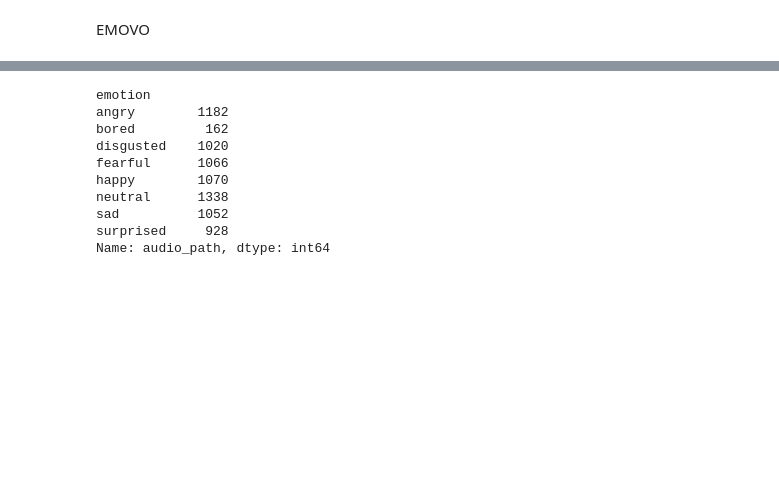
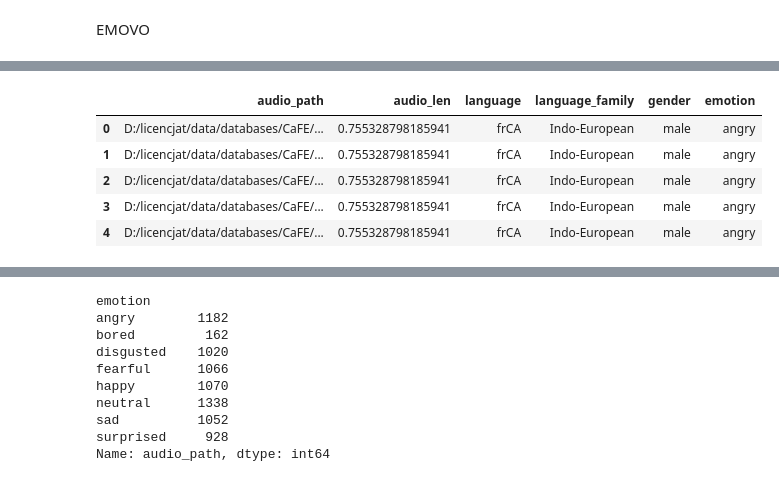
Before and after one commit to ulumulu14/emotion_recognition, a Jupyter notebook: preprocess/preprocess_datasets.ipynb, the cells around one changed output, grey strips where cells are left out. Drawn from its saved outputs; the diff is of its cells as text; code cells hidden in the pictures; blank space fills up the shorter version.

```diff
--- a/preprocess/preprocess_datasets.ipynb
+++ b/preprocess/preprocess_datasets.ipynb
@@ -280,3 +327,45 @@ The syntax of the command is incorrect.
+# %%
+cafe_path = f'{DATA_PATH}/CaFE'
+cafe_df = pd.DataFrame(columns=COLUMNS)
+cafe_language = 'frCA'
+cafe_language_family = 'Indo-European'
+
+emotion_map_cafe = {'C' : 'angry',
+                    'D' : 'disgusted',
+                    'J' : 'happy',
+                    'N' : 'neutral',
+                    'P' : 'fearful',
+                    'S' : 'surprised',
+                    'T' : 'sad'}
+# %%
+for e in os.listdir(cafe_path):
+    for intensity in os.listdir(f'{cafe_path}/{e}'):
+        for audio_filename in os.listdir(f'{cafe_path}/{e}/{intensity}'):
+            audio_path = f'{cafe_path}/{e}/{intensity}/{audio_filename}'
+            audio_filename_splitted = audio_filename.split('-')
+
+            if int(audio_filename_splitted[0]) % 2 == 0:
+                gender = 'female'
+            else:
+                gender = 'male'
+
+            emotion = emotion_map_cafe[audio_filename_splitted[1]]
+
+            audio_file, sr = librosa.load(audio_path)
+            audio_len = str(f'{len(audio_file) / sr}')
+
+            df_row = pd.Series({'audio_path' : audio_path, 'audio_len' : audio_len, 'language' : cafe_language, 'language_family' : cafe_language_family, 'gender': gender, 'emotion' : emotion})
+            cafe_df = cafe_df.append(df_row, ignore_index=True)
+# %%
+cafe_df.to_csv(f'{DF_PATH}/cafe_df.csv')
+cafe_df.head()
+# %% [output]
+|  | audio_path | audio_len | language | language_family | gender | emotion |
+| 0 | D:/licencjat/data/databases/CaFE/... | 0.755328798185941 | frCA | Indo-European | male | angry |
+| 1 | D:/licencjat/data/databases/CaFE/... | 0.755328798185941 | frCA | Indo-European | male | angry |
+| 2 | D:/licencjat/data/databases/CaFE/... | 0.755328798185941 | frCA | Indo-European | male | angry |
+| 3 | D:/licencjat/data/databases/CaFE/... | 0.755328798185941 | frCA | Indo-European | male | angry |
+| 4 | D:/licencjat/data/databases/CaFE/... | 0.755328798185941 | frCA | Indo-European | male | angry |
 # %%
 df = pd.DataFrame(columns=COLUMNS)
 
```
Also changed, not shown: parts of 12 cells of this notebook.
